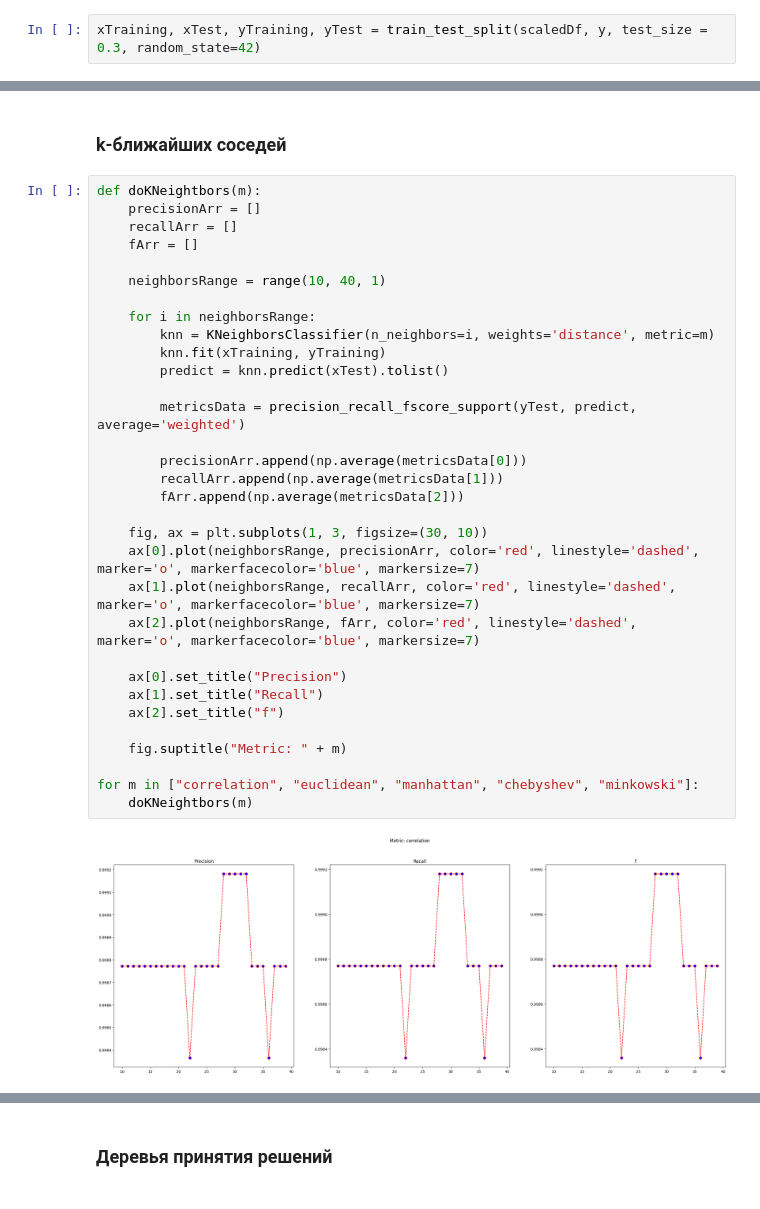
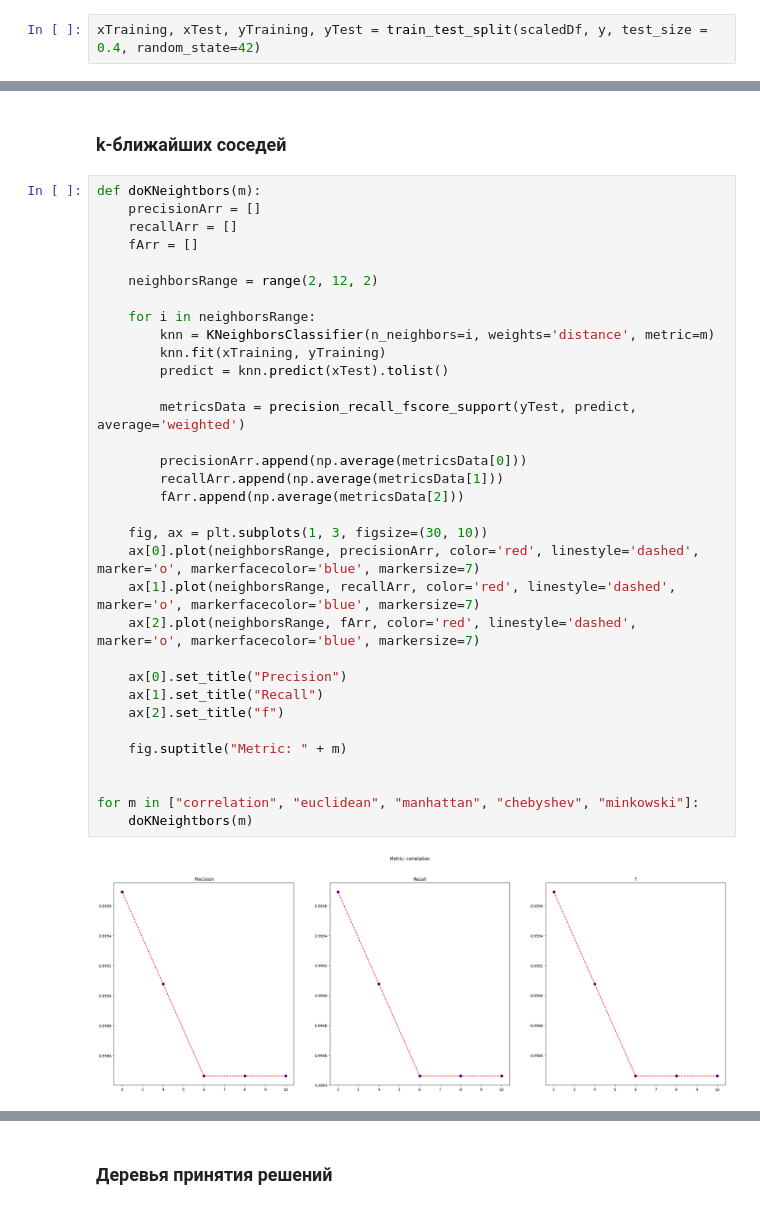
Before and after one commit to Bryanskaya/NeuroFuzzySystems, a Jupyter notebook: lab02/lab2.ipynb, the cells around one changed output, grey strips where cells are left out. Saved outputs shown, nothing was run; the diff lists cells and outputs as text.

```diff
--- a/lab02/lab2.ipynb
+++ b/lab02/lab2.ipynb
@@ -376,7 +376,7 @@ scaledDf = pd.DataFrame(scaledFeatures, columns = x.columns)
 # %% [markdown]
 #### Разделение на обучающие и тестовые данные
 # %%
-xTraining, xTest, yTraining, yTest = train_test_split(scaledDf, y, test_size = 0.3, random_state=42)
+xTraining, xTest, yTraining, yTest = train_test_split(scaledDf, y, test_size = 0.4, random_state=42)
 # %%
 labelEncoder = preprocessing.LabelEncoder()
 yTrainingEncoded = labelEncoder.fit_transform(yTraining)
@@ -387,32 +387,33 @@ def doKNeightbors(m):
     precisionArr = []
     recallArr = []
     fArr = []
 
-    neighborsRange = range(10, 40, 1)
+    neighborsRange = range(2, 12, 2)
 
     for i in neighborsRange:
         knn = KNeighborsClassifier(n_neighbors=i, weights='distance', metric=m)
         knn.fit(xTraining, yTraining)
         predict = knn.predict(xTest).tolist()
 
         metricsData = precision_recall_fscore_support(yTest, predict, average='weighted')
 
         precisionArr.append(np.average(metricsData[0]))
         recallArr.append(np.average(metricsData[1]))
         fArr.append(np.average(metricsData[2]))
 
     fig, ax = plt.subplots(1, 3, figsize=(30, 10))
     ax[0].plot(neighborsRange, precisionArr, color='red', linestyle='dashed', marker='o', markerfacecolor='blue', markersize=7)
     ax[1].plot(neighborsRange, recallArr, color='red', linestyle='dashed', marker='o', markerfacecolor='blue', markersize=7)
     ax[2].plot(neighborsRange, fArr, color='red', linestyle='dashed', marker='o', markerfacecolor='blue', markersize=7)
 
     ax[0].set_title("Precision")
     ax[1].set_title("Recall")
     ax[2].set_title("f")
 
     fig.suptitle("Metric: " + m)
 
+
 for m in ["correlation", "euclidean", "manhattan", "chebyshev", "minkowski"]:
     doKNeightbors(m)
 # %% [output]
-[figure, old version]
+[figure, new version]
```
Also changed, not shown: parts of 24 cells of this notebook, 2 other files.
